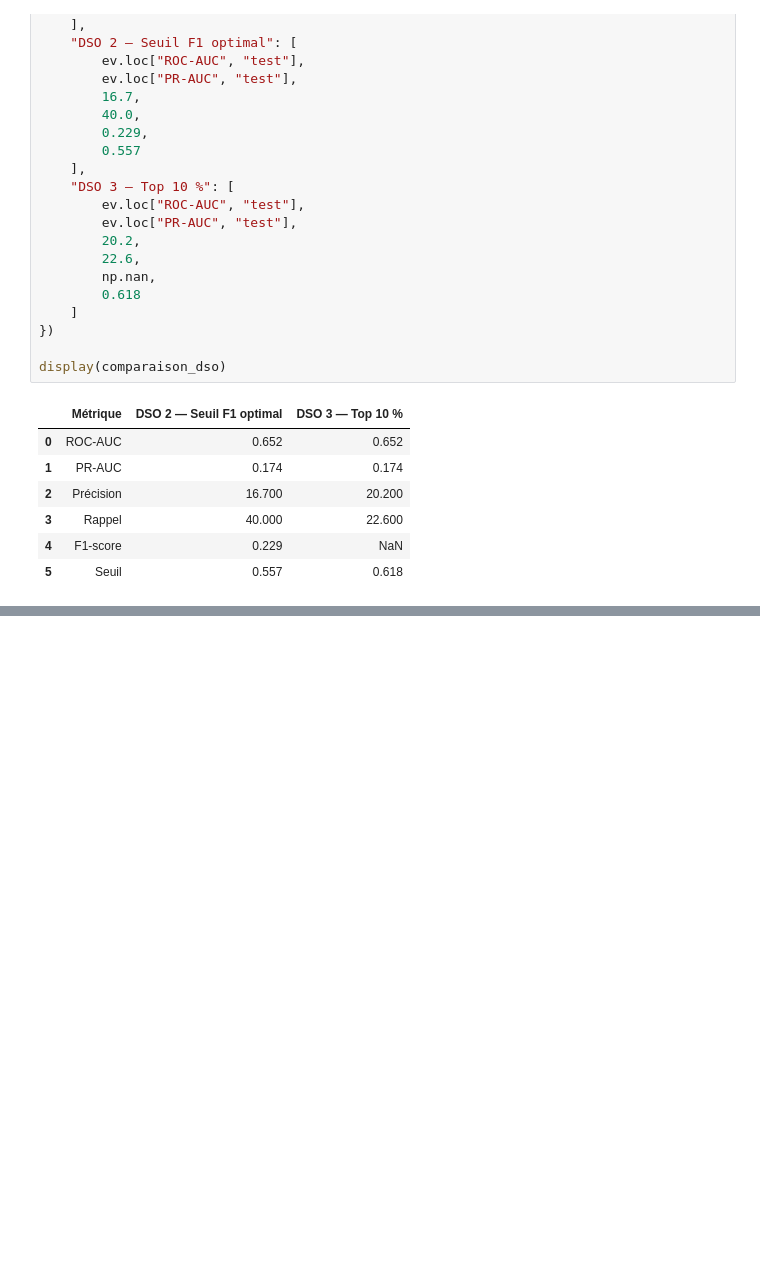
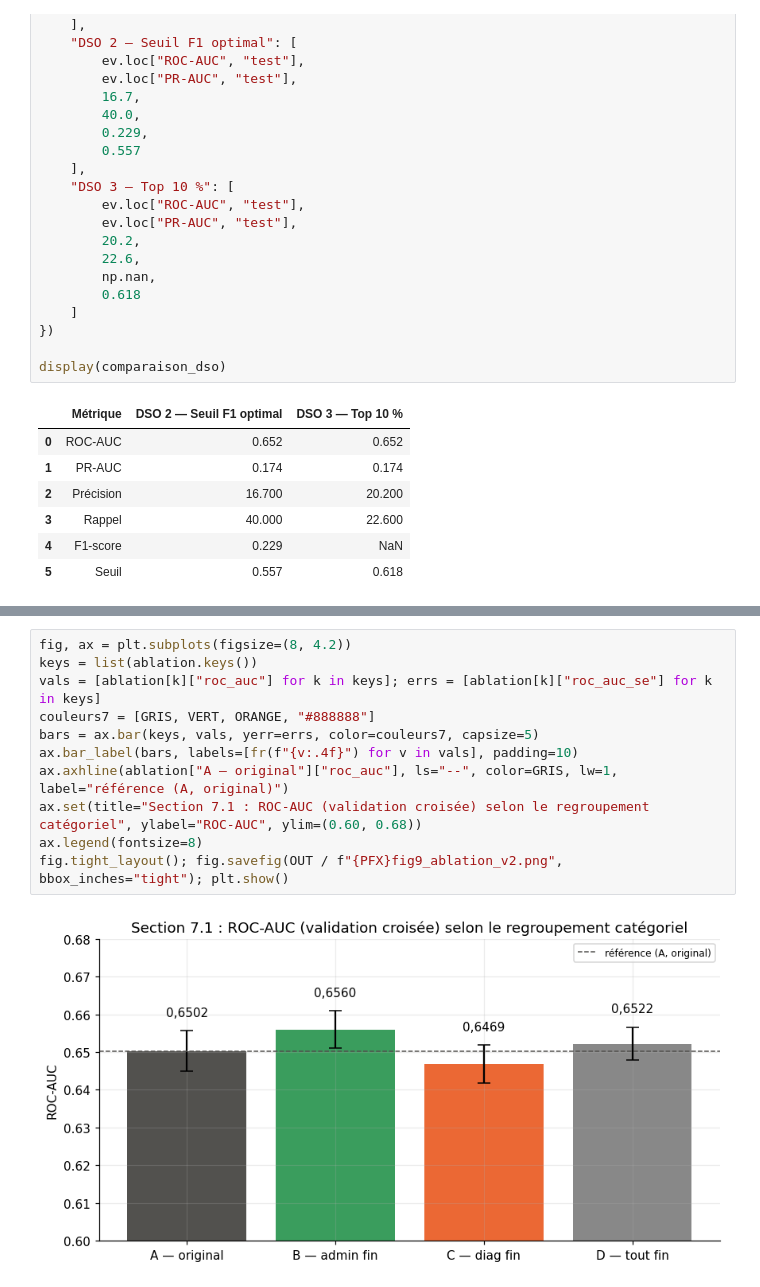
Before and after one commit to YoussefAbbes/notebook-dynamika-diabetes, a Jupyter notebook: analysis/notebook_diabetes_dynamika.ipynb, the cells around one changed output, grey strips where cells are left out. Cells and saved outputs as stored; diff of their text form; blank space fills up the shorter version.

```diff
--- a/analysis/notebook_diabetes_dynamika.ipynb
+++ b/analysis/notebook_diabetes_dynamika.ipynb
@@ -1973,0 +2145,13 @@ display(comparaison_dso)
+# %%
+fig, ax = plt.subplots(figsize=(8, 4.2))
+keys = list(ablation.keys())
+vals = [ablation[k]["roc_auc"] for k in keys]; errs = [ablation[k]["roc_auc_se"] for k in keys]
+couleurs7 = [GRIS, VERT, ORANGE, "#888888"]
+bars = ax.bar(keys, vals, yerr=errs, color=couleurs7, capsize=5)
+ax.bar_label(bars, labels=[fr(f"{v:.4f}") for v in vals], padding=10)
+ax.axhline(ablation["A — original"]["roc_auc"], ls="--", color=GRIS, lw=1, label="référence (A, original)")
+ax.set(title="Section 7.1 : ROC-AUC (validation croisée) selon le regroupement catégoriel", ylabel="ROC-AUC", ylim=(0.60, 0.68))
+ax.legend(fontsize=8)
+fig.tight_layout(); fig.savefig(OUT / f"{PFX}fig9_ablation_v2.png", bbox_inches="tight"); plt.show()
+# %% [output]
+[figure, added]
```
Also changed, not shown: parts of 19 cells of this notebook, 6 other files.
